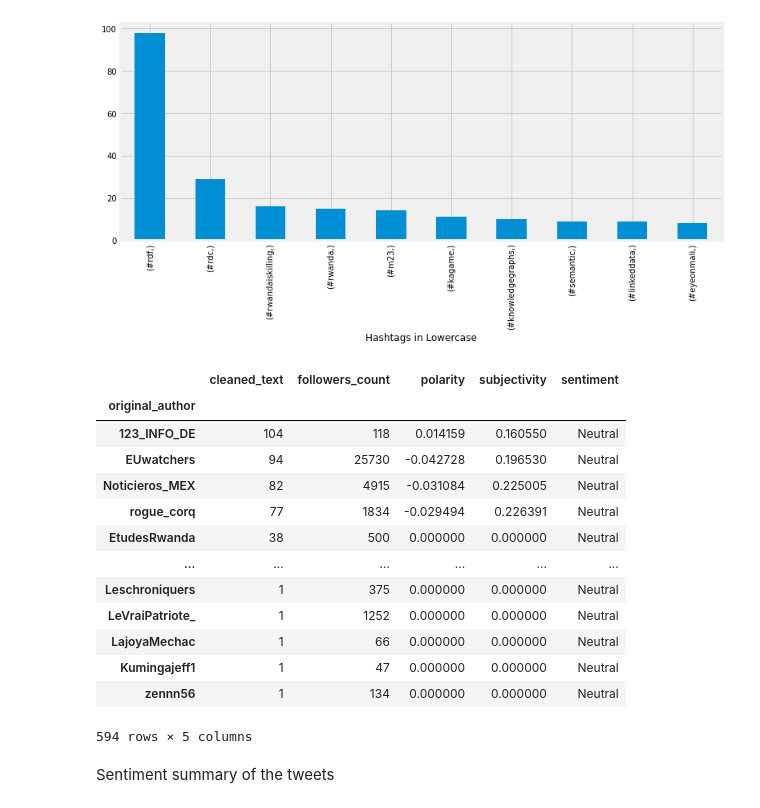
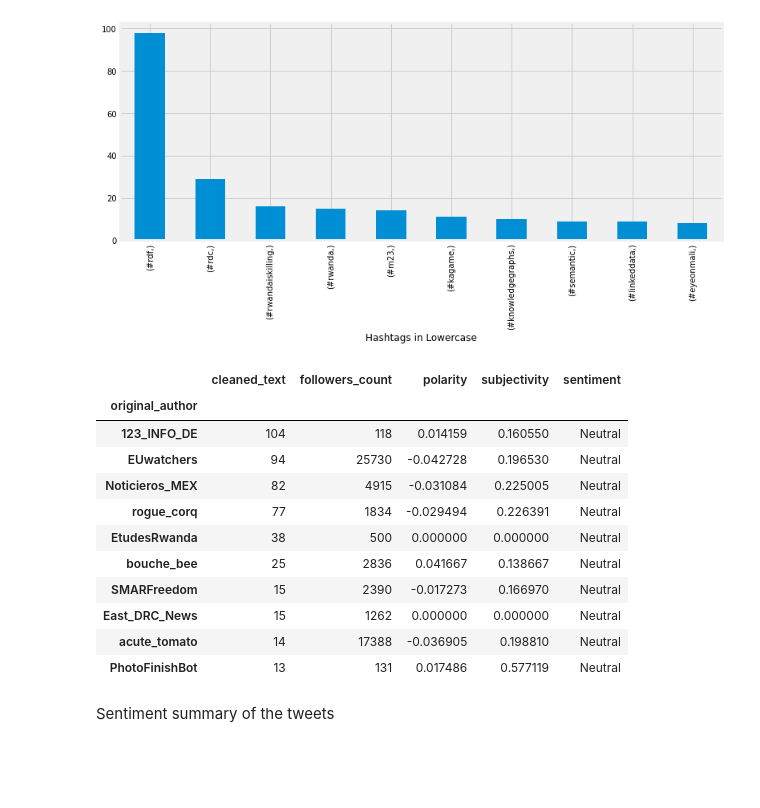
Before and after one commit to fbagire/tweets_analyze, a Jupyter notebook: analysis.ipynb, the cells around one changed output. Saved outputs shown, nothing was run; the diff lists cells and outputs as text; code cells hidden in the pictures; blank space fills up the shorter version.

```diff
--- a/analysis.ipynb
+++ b/analysis.ipynb
@@ -149,22 +149,20 @@ _=hashtags_list_df.value_counts()[:10].plot(kind='bar',figsize=(12,5),xlabel='Ha
 user_summary=df_tweet.groupby('original_author').agg({'cleaned_text':'count','followers_count':'max',
                                          'polarity':'mean','subjectivity':'mean', 'sentiment':pd.Series.mode})
 # %%
-user_summary.sort_values(by='cleaned_text',ascending=False)
+user_summary.sort_values(by='cleaned_text',ascending=False).head(10)
 # %% [output]
 |  | cleaned_text | followers_count | polarity | subjectivity | sentiment |
 | original_author |  |  |  |  |  |
 | 123_INFO_DE | 104 | 118 | 0.014159 | 0.160550 | Neutral |
 | EUwatchers | 94 | 25730 | -0.042728 | 0.196530 | Neutral |
 | Noticieros_MEX | 82 | 4915 | -0.031084 | 0.225005 | Neutral |
 | rogue_corq | 77 | 1834 | -0.029494 | 0.226391 | Neutral |
 | EtudesRwanda | 38 | 500 | 0.000000 | 0.000000 | Neutral |
-| ... | ... | ... | ... | ... | ... |
-| Leschroniquers | 1 | 375 | 0.000000 | 0.000000 | Neutral |
-| LeVraiPatriote_ | 1 | 1252 | 0.000000 | 0.000000 | Neutral |
-| LajoyaMechac | 1 | 66 | 0.000000 | 0.000000 | Neutral |
-| Kumingajeff1 | 1 | 47 | 0.000000 | 0.000000 | Neutral |
-| zennn56 | 1 | 134 | 0.000000 | 0.000000 | Neutral |
+| bouche_bee | 25 | 2836 | 0.041667 | 0.138667 | Neutral |
+| SMARFreedom | 15 | 2390 | -0.017273 | 0.166970 | Neutral |
+| East_DRC_News | 15 | 1262 | 0.000000 | 0.000000 | Neutral |
+| acute_tomato | 14 | 17388 | -0.036905 | 0.198810 | Neutral |
+| PhotoFinishBot | 13 | 131 | 0.017486 | 0.577119 | Neutral |
-594 rows × 5 columns
 # %% [markdown]
 Sentiment summary of the tweets
 # %%
```
Also changed, not shown: parts of 5 cells of this notebook, 2 other files.
